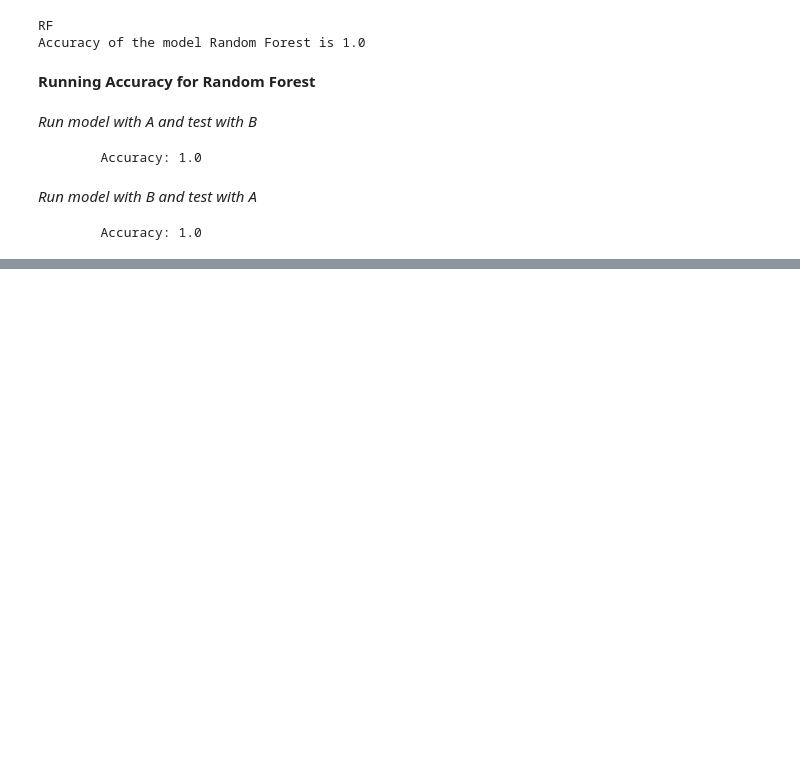
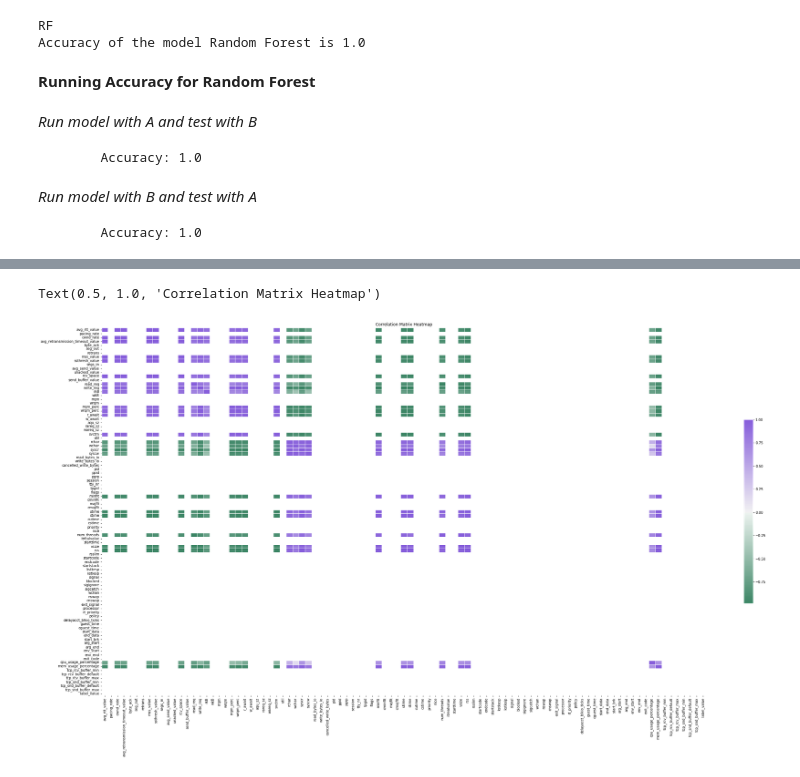
Before and after one commit to EhsanSaZ/BottleneckDetection, a Jupyter notebook: analysis/normal_file_system_bottleneck_detection.ipynb, the cells around one changed output, grey strips where cells are left out. Cells and saved outputs as stored; diff of their text form; code cells hidden in the pictures; blank space fills up the shorter version.

Commit message:
Add correlation sample code to the jupyter notebook

```diff
--- a/analysis/normal_file_system_bottleneck_detection.ipynb
+++ b/analysis/normal_file_system_bottleneck_detection.ipynb
@@ -59,0 +73,13 @@ Run model with B and test with A
+# %%
+# Get the correlation of the data
+correlation = dtns_df.corr()
+f, axes = plt.subplots(figsize=(40,20))
+#diverging color map generate
+cmap = sns.diverging_palette(150, 275, as_cmap = True)
+
+sns.heatmap(correlation, cmap= cmap, center = 0, linewidth = 1, cbar_kws={"shrink": 0.5})
+
+plt.title('Correlation Matrix Heatmap')
+# %% [output]
+Text(0.5, 1.0, 'Correlation Matrix Heatmap')
+[figure, added]
```
Also changed, not shown: parts of 1 cell of this notebook.
